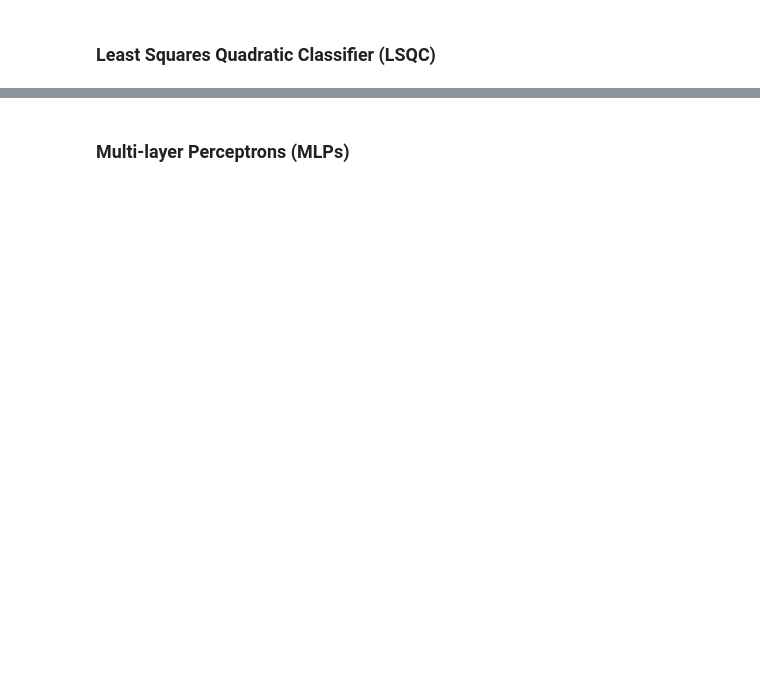
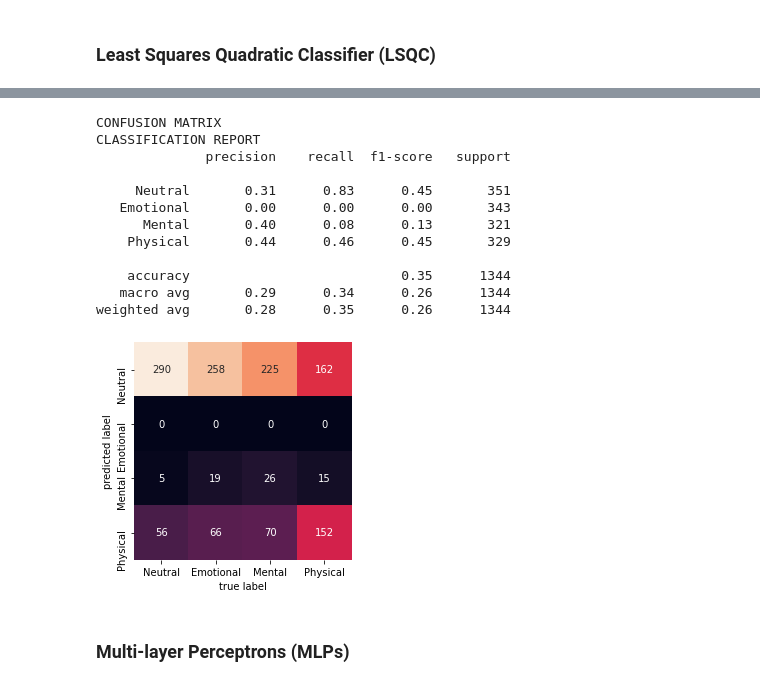
Before and after one commit to xaviersantos/dm, a Jupyter notebook: project/final_project.ipynb, the cells around one changed output, grey strips where cells are left out. Cells and saved outputs as stored; diff of their text form; code cells hidden in the pictures; blank space fills up the shorter version.

```diff
--- a/project/final_project.ipynb
+++ b/project/final_project.ipynb
@@ -169,0 +271,7 @@ print("\nAverage 40-Fold CV Score: {}".format(np.mean(reg_quadratic_scores)))
+# %%
+%%time
+vsmc_rbf = SVC(kernel='rbf', random_state=0, probability=True,max_iter=100000) #Support Vector Machine Gaussian Kernel
+vsmc_rbf.fit(X_train,y_train)
+y_pred_svm_rbf=vsmc_rbf.predict(X_test)
+accuracy_svm_rbf="{:.2%}".format(metrics.accuracy_score(y_test, y_pred_svm_rbf))
+%time
@@ -170,2 +281,19 @@ print("\nAverage 40-Fold CV Score: {}".format(np.mean(reg_quadratic_scores)))
+# %%
+get_confusion_matrix(y_pred_svm_rbf);
+get_classification_report(y_pred_svm_rbf);
+# %% [output]
+CONFUSION MATRIX
+CLASSIFICATION REPORT
+              precision    recall  f1-score   support
+
+     Neutral       0.31      0.83      0.45       351
+   Emotional       0.00      0.00      0.00       343
+      Mental       0.40      0.08      0.13       321
+    Physical       0.44      0.46      0.45       329
+
+    accuracy                           0.35      1344
+   macro avg       0.29      0.34      0.26      1344
+weighted avg       0.28      0.35      0.26      1344
+[figure, added]
 # %% [markdown]
 ### Multi-layer Perceptrons (MLPs)
```
Also changed, not shown: parts of 29 cells of this notebook, 1 other file.
